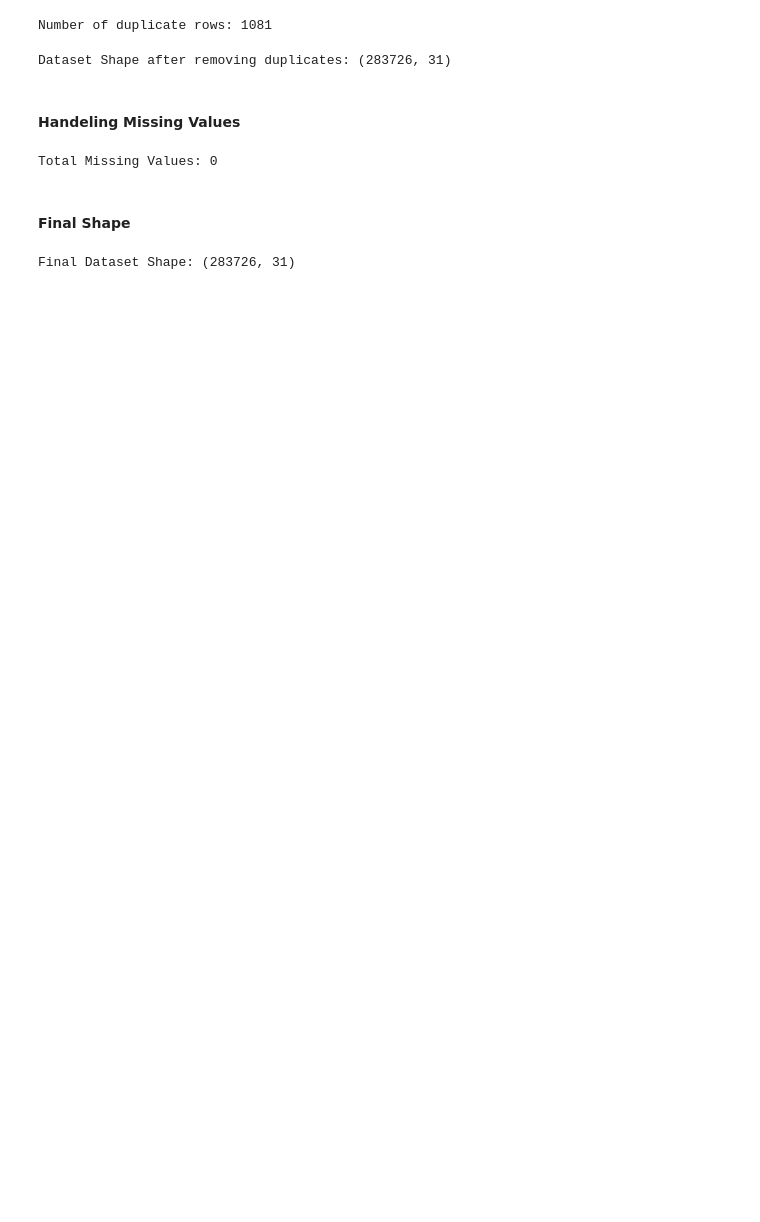
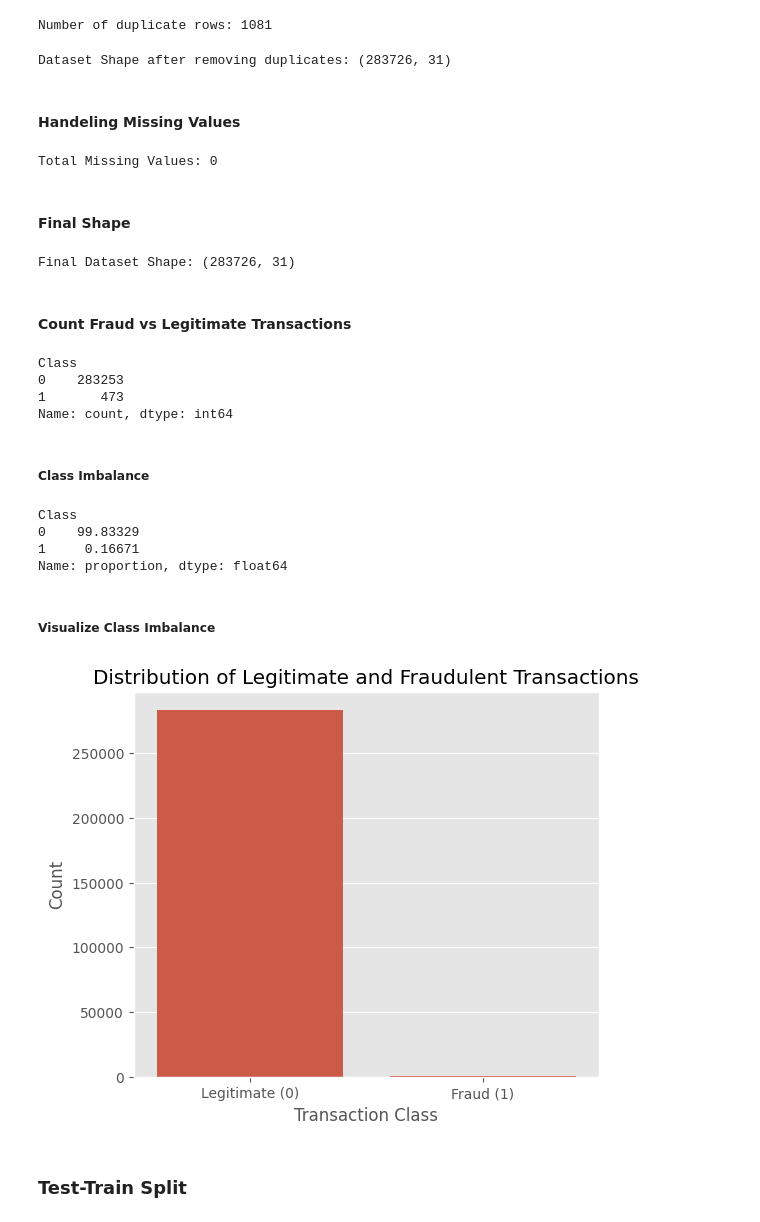
Before and after one commit to aaryanyaadav/Real-Time-Card-Not-Present-Fraud-Detection, a Jupyter notebook: Real_Time_Card_Not_Present_Fraud_Detection.ipynb, the cells around one changed output. Cells and saved outputs as stored; diff of their text form; code cells hidden in the pictures; blank space fills up the shorter version.

```diff
--- a/Real_Time_Card_Not_Present_Fraud_Detection.ipynb
+++ b/Real_Time_Card_Not_Present_Fraud_Detection.ipynb
@@ -105,3 +105,42 @@ Total Missing Values: 0
 print(f"Final Dataset Shape: {df.shape}")
 # %% [output]
 Final Dataset Shape: (283726, 31)
+# %% [markdown]
+#### Count Fraud vs Legitimate Transactions
+# %%
+class_counts = df["Class"].value_counts()
+
+print(class_counts)
+# %% [output]
+Class
+0    283253
+1       473
+Name: count, dtype: int64
+# %% [markdown]
+##### Class Imbalance
+# %%
+class_percentage = df["Class"].value_counts(normalize=True) * 100
+
+print(class_percentage)
+# %% [output]
+Class
+0    99.83329
+1     0.16671
+Name: proportion, dtype: float64
+# %% [markdown]
+##### Visualize Class Imbalance
+# %%
+plt.figure(figsize=(6,5))
+
+sns.countplot(x="Class", data=df)
+
+plt.title("Distribution of Legitimate and Fraudulent Transactions")
+plt.xlabel("Transaction Class")
+plt.ylabel("Count")
+plt.xticks([0,1],["Legitimate (0)","Fraud (1)"])
+
+plt.show()
+# %% [output]
+[figure, added]
+# %% [markdown]
+### Test-Train Split
```
